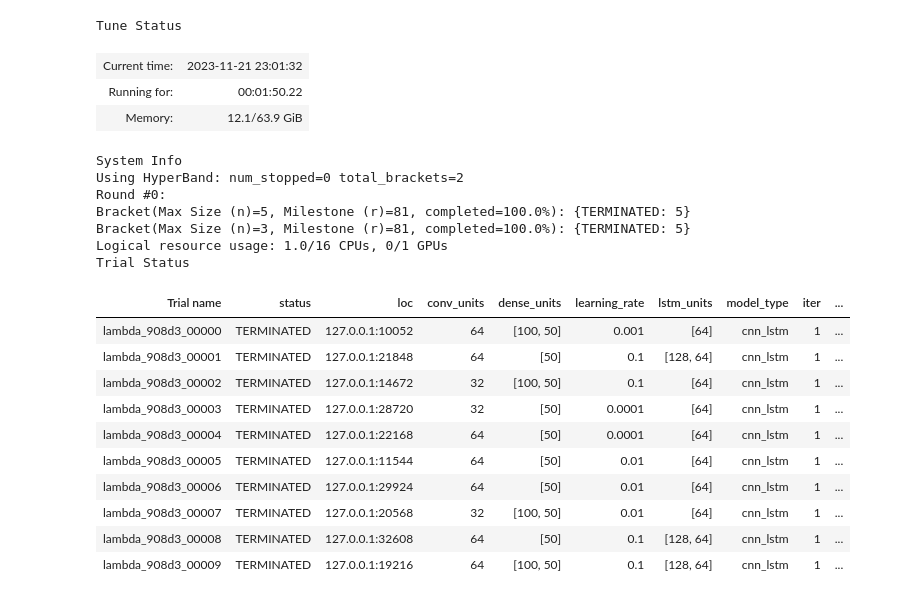
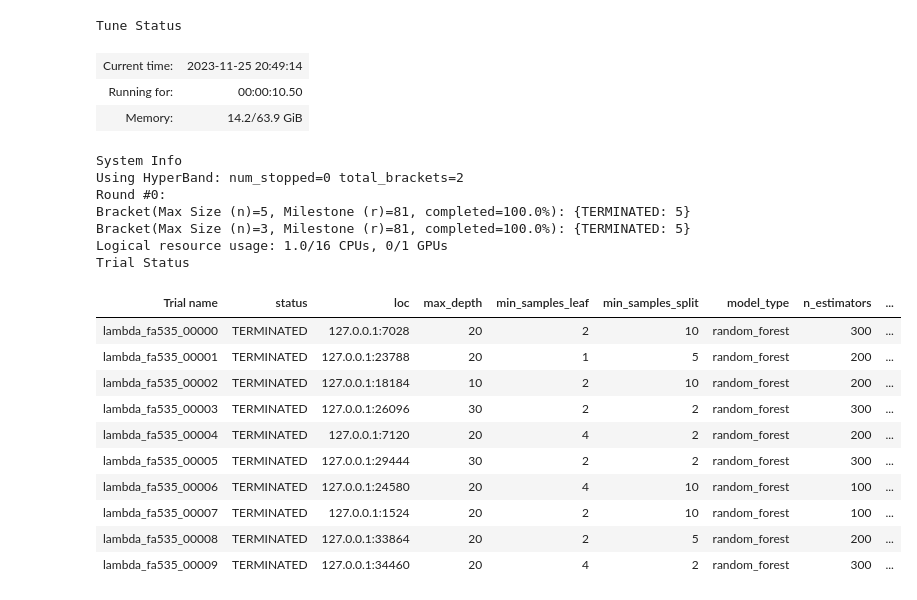
Before and after one commit to BiancaP-hub/predict-compression, a Jupyter notebook: playground.ipynb, the cells around one changed output. Drawn from its saved outputs; the diff is of its cells as text; code cells hidden in the pictures.

Commit message:
feature selection

```diff
--- a/playground.ipynb
+++ b/playground.ipynb
@@ -1,50 +1,44 @@
 # %%
-from prepare_data import split_patient_samples, preprocess_data
-from tune_hyperparameters import optimize_hyperparameters
+from prepare_data import split_patient_samples, extract_data_and_labels, preprocess_data
+from select_features import forward_feature_selection
+from train_model import train_model
 from confidence_interval import bootstrap_confidence_interval
-from train_model import train_model
-from load_and_save_model import save_model
+from save_model import save_model
 from mse_with_constant_prediction import calculate_baseline_mse
-from utils import update_best_configuration, load_best_configuration, update_mse_with_confidence_interval
+from utils import update_mse_with_confidence_interval
 from sklearn.metrics import mean_squared_error
 from visualize_results import residuals_plot, actual_vs_predicted_plot
 
 # Model selection
-model_type = 'cnn_lstm' # Options: 'cnn', 'lstm', 'cnn_lstm', 'random_forest', 'gradient_boosting'
+model_type = 'random_forest'  # Options: 'cnn', 'lstm', 'cnn_lstm', 'random_forest', 'gradient_boosting'
 
 # Load the dataset
 data_splits = split_patient_samples()
-X_train, X_test, y_train, y_test = preprocess_data(data_splits, model_type)
 
-optimize_params = True # Add to args
+# Forward feature selection
+selected_features, best_overall_config = forward_feature_selection(data_splits, model_type)
 
-if optimize_params:
-    print(f'Optimizing hyperparameters for {model_type}...')
-    best_scores, best_models = optimize_hyperparameters(X_train, y_train, model_type)
-    config = best_models[model_type]
-    print(f'Best configuration for {model_type}: {config}')
-    update_best_configuration(model_type, config, best_scores)
-else:
-    print(f'Loading best configuration for model {model_type} from file...')
-    config = load_best_configuration(model_type)
+# Final model training with selected features and best configuration
+all_data, y = extract_data_and_labels(data_splits, features_to_include=selected_features)
+X_train, X_test, y_train, y_test = preprocess_data(all_data, y, model_type)
+final_model = train_model(best_overall_config, X_train, y_train)
 
-# Fit best model on entire training data
-model = train_model(config, X_train, y_train)
+# Save the final model
+save_model(final_model, model_type)
 
-# Save the model
-save_model(model, model_type)
+# Eventually, load the saved model
 
 # Generate predictions
-y_pred = model.predict(X_test)
+y_pred = final_model.predict(X_test)
 
-# Calculate MSE
+# Calculate MSE and baseline MSE for comparison
 mse = mean_squared_error(y_test, y_pred)
+baseline_mse = calculate_baseline_mse(y_train, y_test)
 
-# Bootstrap confidence interval to MSE
-mse_ci = bootstrap_confidence_interval(model, X_test, y_test)
+# Bootstrap confidence interval for the MSE
+mse_ci = bootstrap_confidence_interval(final_model, X_test, y_test)
 
-# Print the baseline MSE, MSE and MSE confidence interval
-baseline_mse = calculate_baseline_mse(y_train, y_test)
+# Print the baseline MSE, MSE, and MSE confidence interval
 print(f"Baseline MSE (predicting mean): {baseline_mse}")
 print(f'MSE: {mse}')
 print(f'MSE confidence interval: {mse_ci}')
@@ -52,9 +46,7 @@ print(f'MSE confidence interval: {mse_ci}')
 # Save the results to a CSV file
 update_mse_with_confidence_interval(model_type, mse, mse_ci)
 
-# Plot residuals
+# Visualization of the results
 residuals_plot(y_test, y_pred, model_type)
-
-# Plot actual vs predicted
 actual_vs_predicted_plot(y_test, y_pred, model_type)
 # %% [output]
@@ -71,22 +62,22 @@ Optimizing hyperparameters for cnn_lstm...
 Tune Status
-| Current time: | 2023-11-21 23:01:32 |
-| Running for: | 00:01:50.22 |
-| Memory: | 12.1/63.9 GiB |
+| Current time: | 2023-11-25 20:49:14 |
+| Running for: | 00:00:10.50 |
+| Memory: | 14.2/63.9 GiB |
 System Info
 Using HyperBand: num_stopped=0 total_brackets=2
 Round #0:
 Bracket(Max Size (n)=5, Milestone (r)=81, completed=100.0%): {TERMINATED: 5}
 Bracket(Max Size (n)=3, Milestone (r)=81, completed=100.0%): {TERMINATED: 5}
 Logical resource usage: 1.0/16 CPUs, 0/1 GPUs
 Trial Status
-| Trial name | status | loc | conv_units | dense_units | learning_rate | lstm_units | model_type | iter | ... |
-| lambda_908d3_00000 | TERMINATED | 127.0.0.1:10052 | 64 | [100, 50] | 0.001 | [64] | cnn_lstm | 1 | ... |
-| lambda_908d3_00001 | TERMINATED | 127.0.0.1:21848 | 64 | [50] | 0.1 | [128, 64] | cnn_lstm | 1 | ... |
-| lambda_908d3_00002 | TERMINATED | 127.0.0.1:14672 | 32 | [100, 50] | 0.1 | [64] | cnn_lstm | 1 | ... |
-| lambda_908d3_00003 | TERMINATED | 127.0.0.1:28720 | 32 | [50] | 0.0001 | [64] | cnn_lstm | 1 | ... |
-| lambda_908d3_00004 | TERMINATED | 127.0.0.1:22168 | 64 | [50] | 0.0001 | [64] | cnn_lstm | 1 | ... |
-| lambda_908d3_00005 | TERMINATED | 127.0.0.1:11544 | 64 | [50] | 0.01 | [64] | cnn_lstm | 1 | ... |
-| lambda_908d3_00006 | TERMINATED | 127.0.0.1:29924 | 64 | [50] | 0.01 | [64] | cnn_lstm | 1 | ... |
-| lambda_908d3_00007 | TERMINATED | 127.0.0.1:20568 | 32 | [100, 50] | 0.01 | [64] | cnn_lstm | 1 | ... |
-| lambda_908d3_00008 | TERMINATED | 127.0.0.1:32608 | 64 | [50] | 0.1 | [128, 64] | cnn_lstm | 1 | ... |
-| lambda_908d3_00009 | TERMINATED | 127.0.0.1:19216 | 64 | [100, 50] | 0.1 | [128, 64] | cnn_lstm | 1 | ... |
+| Trial name | status | loc | max_depth | min_samples_leaf | min_samples_split | model_type | n_estimators | ... |
+| lambda_fa535_00000 | TERMINATED | 127.0.0.1:7028 | 20 | 2 | 10 | random_forest | 300 | ... |
+| lambda_fa535_00001 | TERMINATED | 127.0.0.1:23788 | 20 | 1 | 5 | random_forest | 200 | ... |
+| lambda_fa535_00002 | TERMINATED | 127.0.0.1:18184 | 10 | 2 | 10 | random_forest | 200 | ... |
+| lambda_fa535_00003 | TERMINATED | 127.0.0.1:26096 | 30 | 2 | 2 | random_forest | 300 | ... |
+| lambda_fa535_00004 | TERMINATED | 127.0.0.1:7120 | 20 | 4 | 2 | random_forest | 200 | ... |
+| lambda_fa535_00005 | TERMINATED | 127.0.0.1:29444 | 30 | 2 | 2 | random_forest | 300 | ... |
+| lambda_fa535_00006 | TERMINATED | 127.0.0.1:24580 | 20 | 4 | 10 | random_forest | 100 | ... |
+| lambda_fa535_00007 | TERMINATED | 127.0.0.1:1524 | 20 | 2 | 10 | random_forest | 100 | ... |
+| lambda_fa535_00008 | TERMINATED | 127.0.0.1:33864 | 20 | 2 | 5 | random_forest | 200 | ... |
+| lambda_fa535_00009 | TERMINATED | 127.0.0.1:34460 | 20 | 4 | 2 | random_forest | 300 | ... |
```
Also changed, not shown: parts of 1 cell of this notebook, 14 other files.
